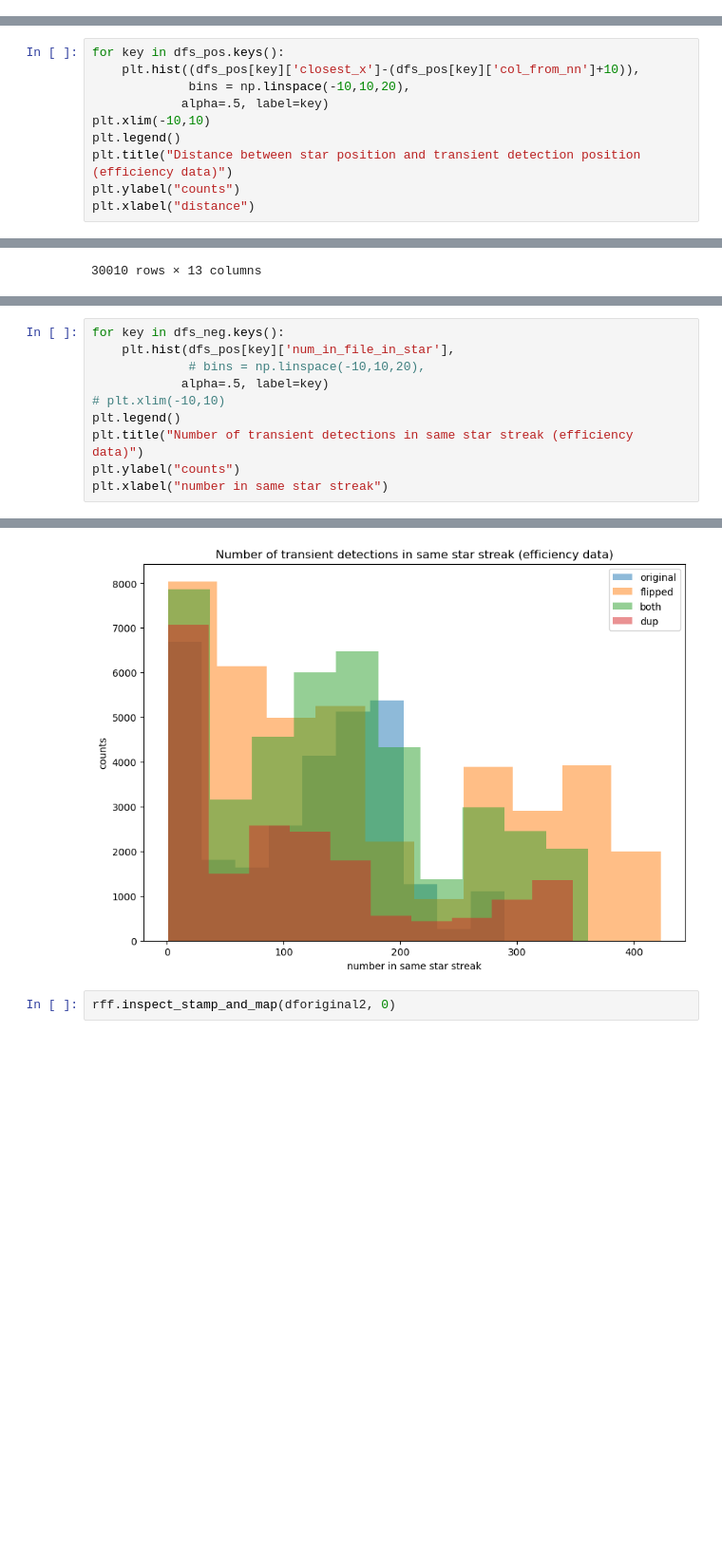
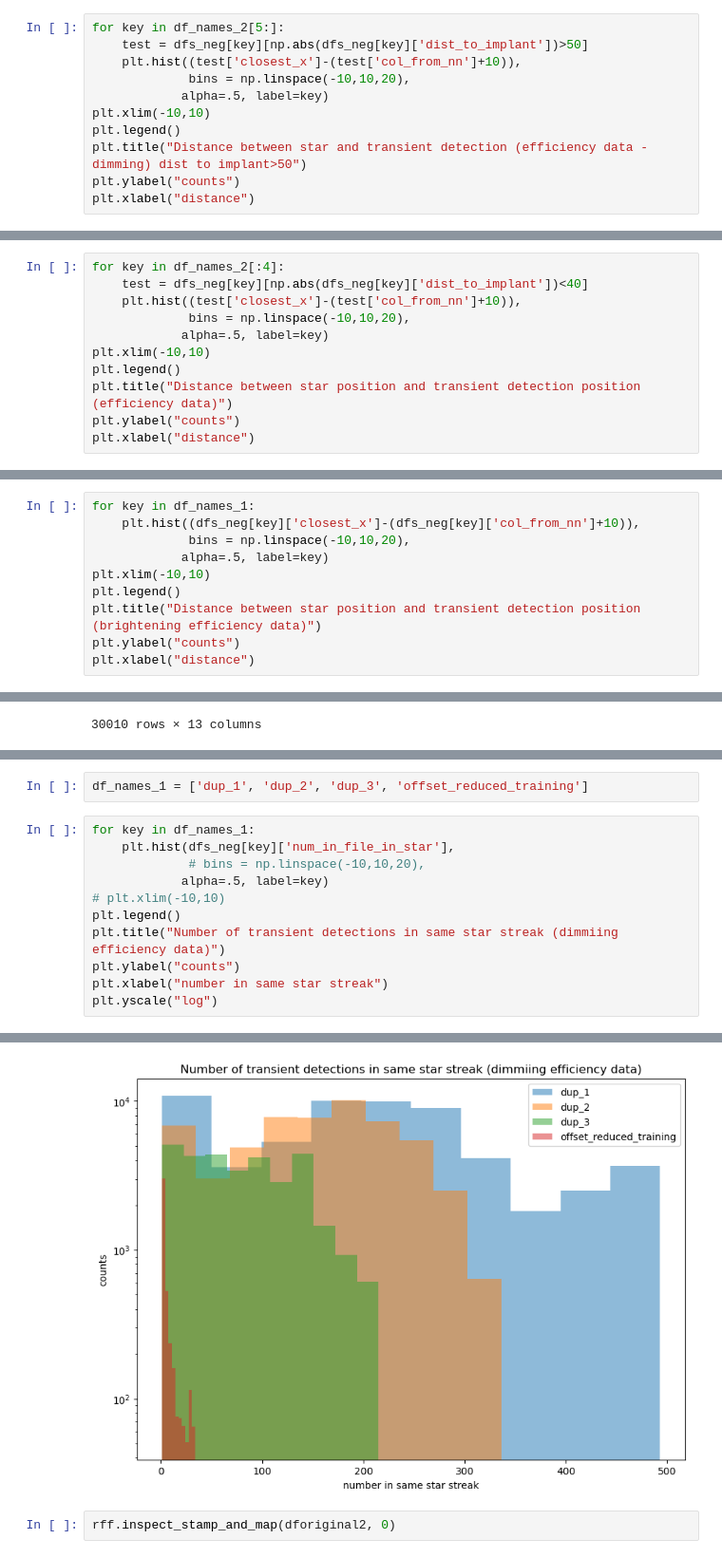
Before and after one commit to SHDaniels/Continuous-Readout-Image-Transient-Detection-with-CNNs, a Jupyter notebook: compare_cnns.ipynb, the cells around one changed output, grey strips where cells are left out. Shown at 95% size. Saved outputs shown, nothing was run; the diff lists cells and outputs as text; blank space fills up the shorter version.

```diff
--- a/compare_cnns.ipynb
+++ b/compare_cnns.ipynb
@@ -196,0 +368,11 @@ dup 77.0 %, with precision 1.6 %
+# %%
+for key in df_names_2[5:]:
+    test = dfs_neg[key][np.abs(dfs_neg[key]['dist_to_implant'])>50]
+    plt.hist((test['closest_x']-(test['col_from_nn']+10)),
+             bins = np.linspace(-10,10,20),
+            alpha=.5, label=key)
+plt.xlim(-10,10)
+plt.legend()
+plt.title("Distance between star and transient detection (efficiency data - dimming) dist to implant>50")
+plt.ylabel("counts")
+plt.xlabel("distance")
@@ -196,0 +382,11 @@ dup 77.0 %, with precision 1.6 %
+# %%
+for key in df_names_2[:4]:
+    test = dfs_neg[key][np.abs(dfs_neg[key]['dist_to_implant'])<40]
+    plt.hist((test['closest_x']-(test['col_from_nn']+10)),
+             bins = np.linspace(-10,10,20),
+            alpha=.5, label=key)
+plt.xlim(-10,10)
+plt.legend()
+plt.title("Distance between star position and transient detection position (efficiency data)")
+plt.ylabel("counts")
+plt.xlabel("distance")
@@ -197,11 +396,11 @@ dup 77.0 %, with precision 1.6 %
 # %%
-for key in dfs_pos.keys():
-    plt.hist((dfs_pos[key]['closest_x']-(dfs_pos[key]['col_from_nn']+10)),
+for key in df_names_1:
+    plt.hist((dfs_neg[key]['closest_x']-(dfs_neg[key]['col_from_nn']+10)),
              bins = np.linspace(-10,10,20),
             alpha=.5, label=key)
 plt.xlim(-10,10)
 plt.legend()
-plt.title("Distance between star position and transient detection position (efficiency data)")
+plt.title("Distance between star position and transient detection position (brightening efficiency data)")
 plt.ylabel("counts")
 plt.xlabel("distance")
 # %% [output]
@@ -226,11 +429,14 @@ dfs_pos[key]
+# %%
+df_names_1 = ['dup_1', 'dup_2', 'dup_3', 'offset_reduced_training']
 # %%
-for key in dfs_neg.keys():
-    plt.hist(dfs_pos[key]['num_in_file_in_star'],
+for key in df_names_1:
+    plt.hist(dfs_neg[key]['num_in_file_in_star'],
              # bins = np.linspace(-10,10,20),
             alpha=.5, label=key)
 # plt.xlim(-10,10)
 plt.legend()
-plt.title("Number of transient detections in same star streak (efficiency data)")
+plt.title("Number of transient detections in same star streak (dimmiing efficiency data)")
 plt.ylabel("counts")
 plt.xlabel("number in same star streak")
+plt.yscale("log")
 # %% [output]
@@ -238,4 +443,4 @@ Text(0.5, 0, 'number in same star streak')
-[figure, old version]
+[figure, new version]
 # %%
 rff.inspect_stamp_and_map(dforiginal2, 0)
 # %% [output]
```
Also changed, not shown: parts of 46 cells of this notebook, 14 other files.
